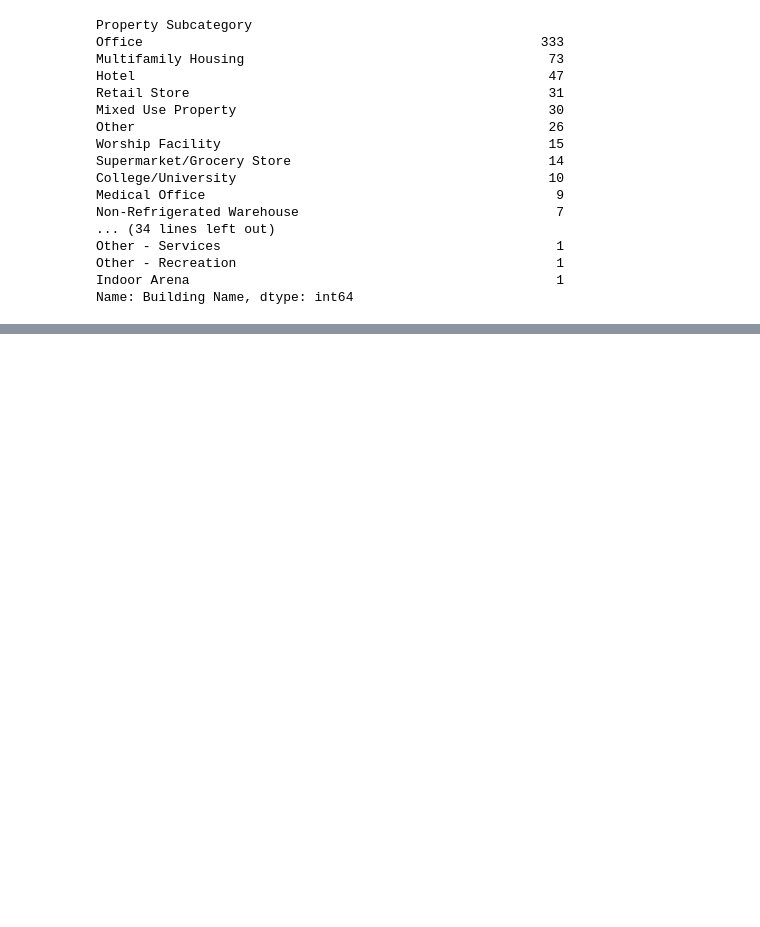
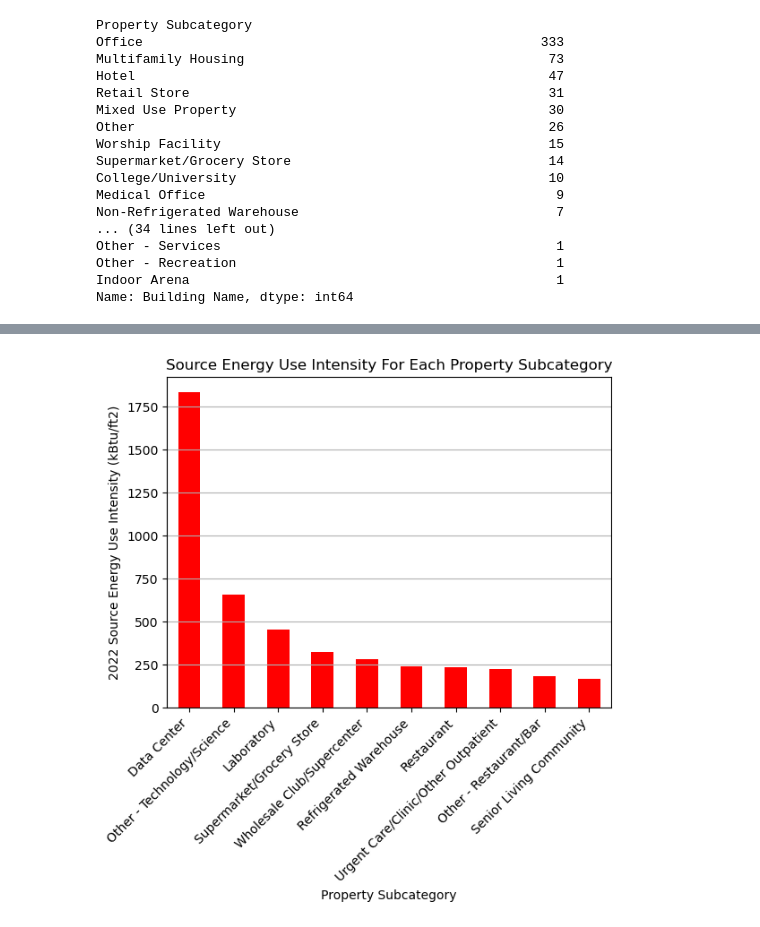
Before and after one commit to zohairnz/project-1, a Jupyter notebook: Project_1.ipynb, the cells around one changed output, grey strips where cells are left out. Cells and saved outputs as stored; diff of their text form; code cells hidden in the pictures; blank space fills up the shorter version.

```diff
--- a/Project_1.ipynb
+++ b/Project_1.ipynb
@@ -122,0 +134,13 @@ X-Axis (property subcategory), Y-Axis (Source energy use intensity 2022)
+# %%
+energy_use = clean_results_df.groupby("Property Subcategory")['2022 Source EUI (kBtu/ft2)'].median().sort_values(ascending=False).head(10)
+
+energy_use.plot.bar(color='r')
+plt.xlabel("Property Subcategory")
+plt.ylabel("2022 Source Energy Use Intensity (kBtu/ft2)")
+plt.title("Source Energy Use Intensity For Each Property Subcategory")
+plt.grid(axis = 'y')
+plt.xticks(rotation = 45, ha = 'right')
+plt.savefig('Figure 1b Source EUI vs Subcategory.png', bbox_inches='tight')
+plt.show()
+# %% [output]
+[figure, added]
```
Also changed, not shown: parts of 9 cells of this notebook, 6 other files.
